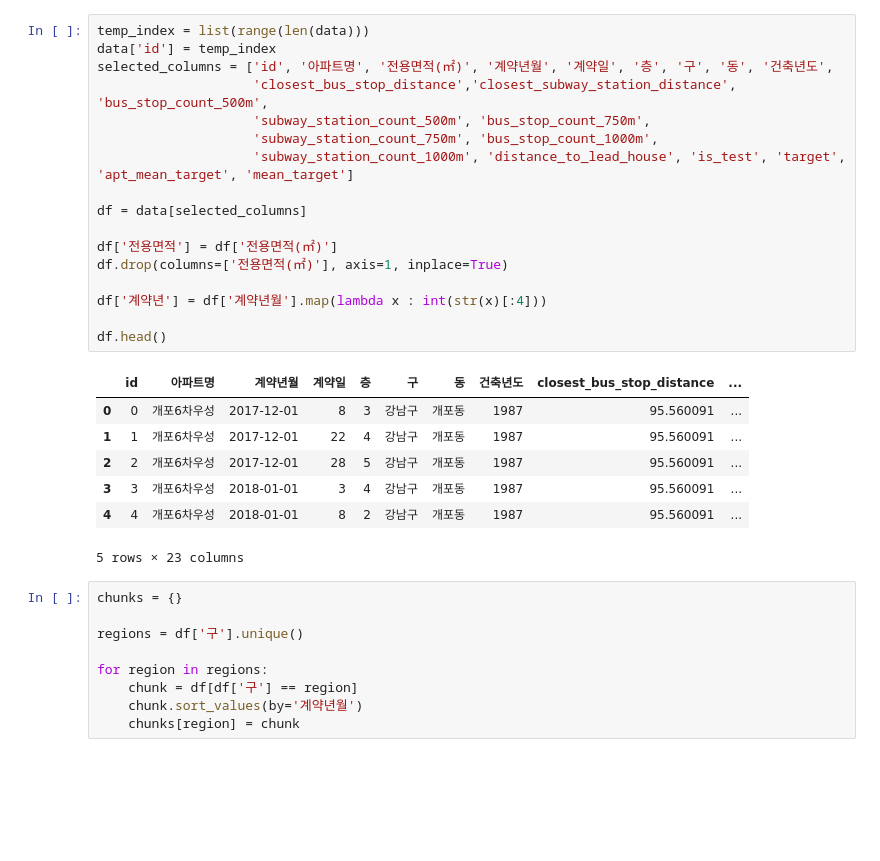
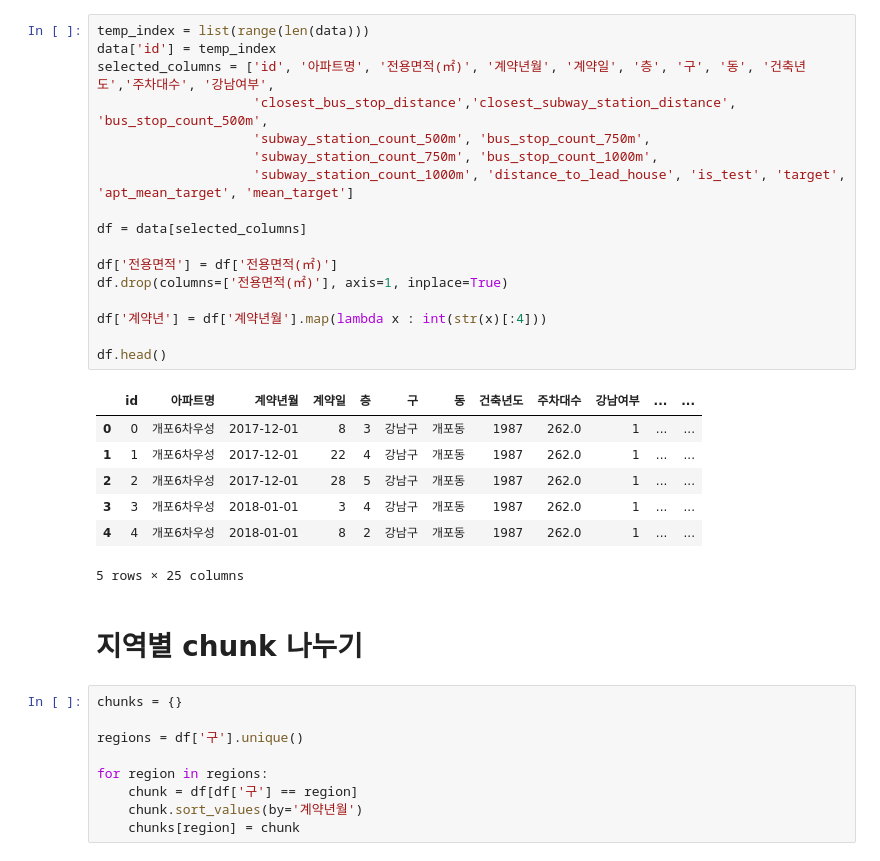
Before and after one commit to UpstageAILab3/upstage-ml-regression-ml12-pub, a Jupyter notebook: region2.ipynb, the cells around one changed output. Saved outputs shown, nothing was run; the diff lists cells and outputs as text; blank space fills up the shorter version.

```diff
--- a/region2.ipynb
+++ b/region2.ipynb
@@ -25,28 +25,30 @@ Index(['Unnamed: 0', '본번', '부번', '아파트명', '전용면적(㎡)', '
 # %%
 temp_index = list(range(len(data)))
 data['id'] = temp_index
-selected_columns = ['id', '아파트명', '전용면적(㎡)', '계약년월', '계약일', '층', '구', '동', '건축년도',
+selected_columns = ['id', '아파트명', '전용면적(㎡)', '계약년월', '계약일', '층', '구', '동', '건축년도','주차대수', '강남여부',
                     'closest_bus_stop_distance','closest_subway_station_distance', 'bus_stop_count_500m',
                     'subway_station_count_500m', 'bus_stop_count_750m',
                     'subway_station_count_750m', 'bus_stop_count_1000m',
                     'subway_station_count_1000m', 'distance_to_lead_house', 'is_test', 'target', 'apt_mean_target', 'mean_target']
 
 df = data[selected_columns]
 
 df['전용면적'] = df['전용면적(㎡)']
 df.drop(columns=['전용면적(㎡)'], axis=1, inplace=True)
 
 df['계약년'] = df['계약년월'].map(lambda x : int(str(x)[:4]))
 
 df.head()
 # %% [output]
-|  | id | 아파트명 | 계약년월 | 계약일 | 층 | 구 | 동 | 건축년도 | closest_bus_stop_distance | ... |
-| 0 | 0 | 개포6차우성 | 2017-12-01 | 8 | 3 | 강남구 | 개포동 | 1987 | 95.560091 | ... |
-| 1 | 1 | 개포6차우성 | 2017-12-01 | 22 | 4 | 강남구 | 개포동 | 1987 | 95.560091 | ... |
-| 2 | 2 | 개포6차우성 | 2017-12-01 | 28 | 5 | 강남구 | 개포동 | 1987 | 95.560091 | ... |
-| 3 | 3 | 개포6차우성 | 2018-01-01 | 3 | 4 | 강남구 | 개포동 | 1987 | 95.560091 | ... |
-| 4 | 4 | 개포6차우성 | 2018-01-01 | 8 | 2 | 강남구 | 개포동 | 1987 | 95.560091 | ... |
+|  | id | 아파트명 | 계약년월 | 계약일 | 층 | 구 | 동 | 건축년도 | 주차대수 | 강남여부 | ... | ... |
+| 0 | 0 | 개포6차우성 | 2017-12-01 | 8 | 3 | 강남구 | 개포동 | 1987 | 262.0 | 1 | ... | ... |
+| 1 | 1 | 개포6차우성 | 2017-12-01 | 22 | 4 | 강남구 | 개포동 | 1987 | 262.0 | 1 | ... | ... |
+| 2 | 2 | 개포6차우성 | 2017-12-01 | 28 | 5 | 강남구 | 개포동 | 1987 | 262.0 | 1 | ... | ... |
+| 3 | 3 | 개포6차우성 | 2018-01-01 | 3 | 4 | 강남구 | 개포동 | 1987 | 262.0 | 1 | ... | ... |
+| 4 | 4 | 개포6차우성 | 2018-01-01 | 8 | 2 | 강남구 | 개포동 | 1987 | 262.0 | 1 | ... | ... |
-5 rows × 23 columns
+5 rows × 25 columns
+# %% [markdown]
+# 지역별 chunk 나누기
 # %%
 chunks = {}
 
```
Also changed, not shown: parts of 7 cells of this notebook, 10 other files.
